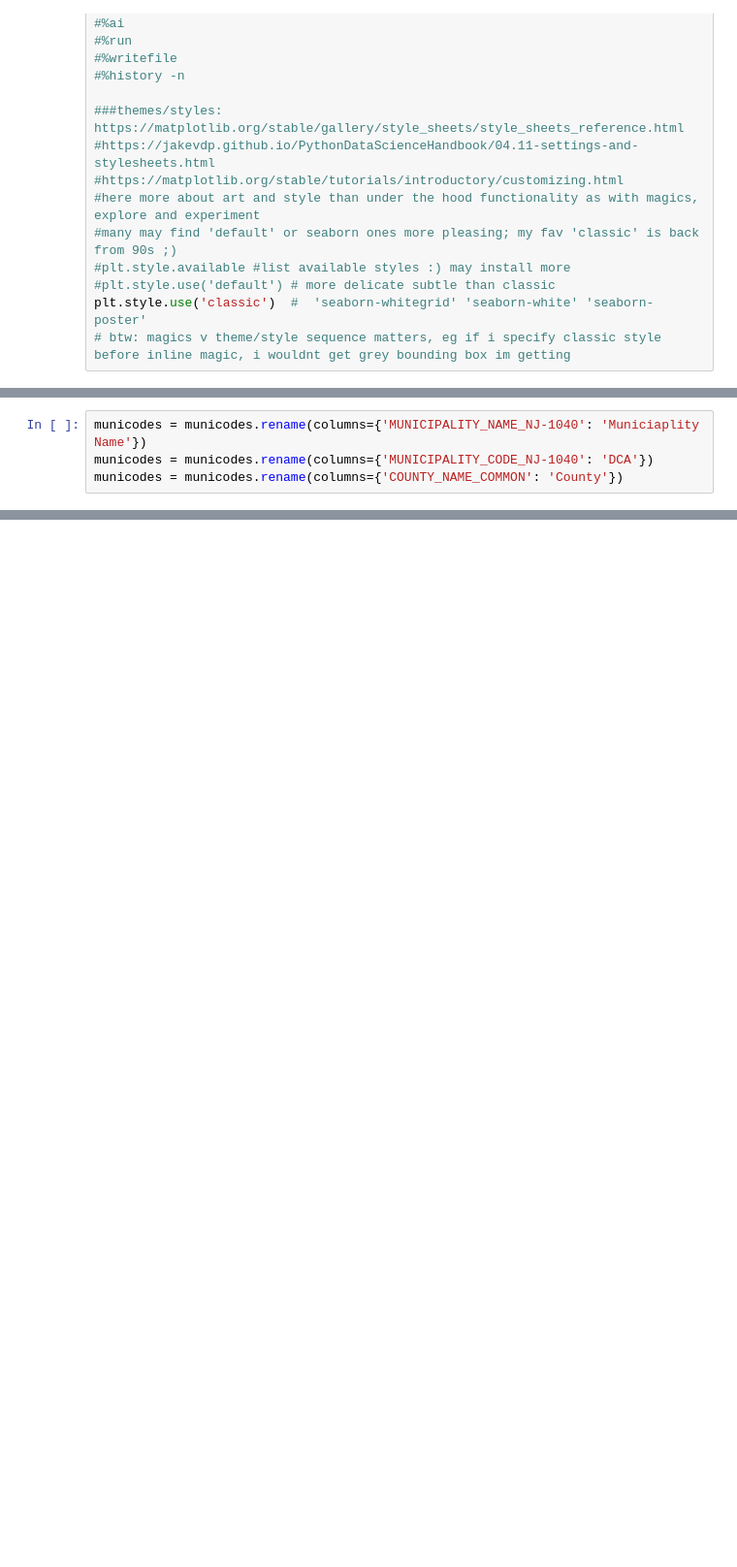
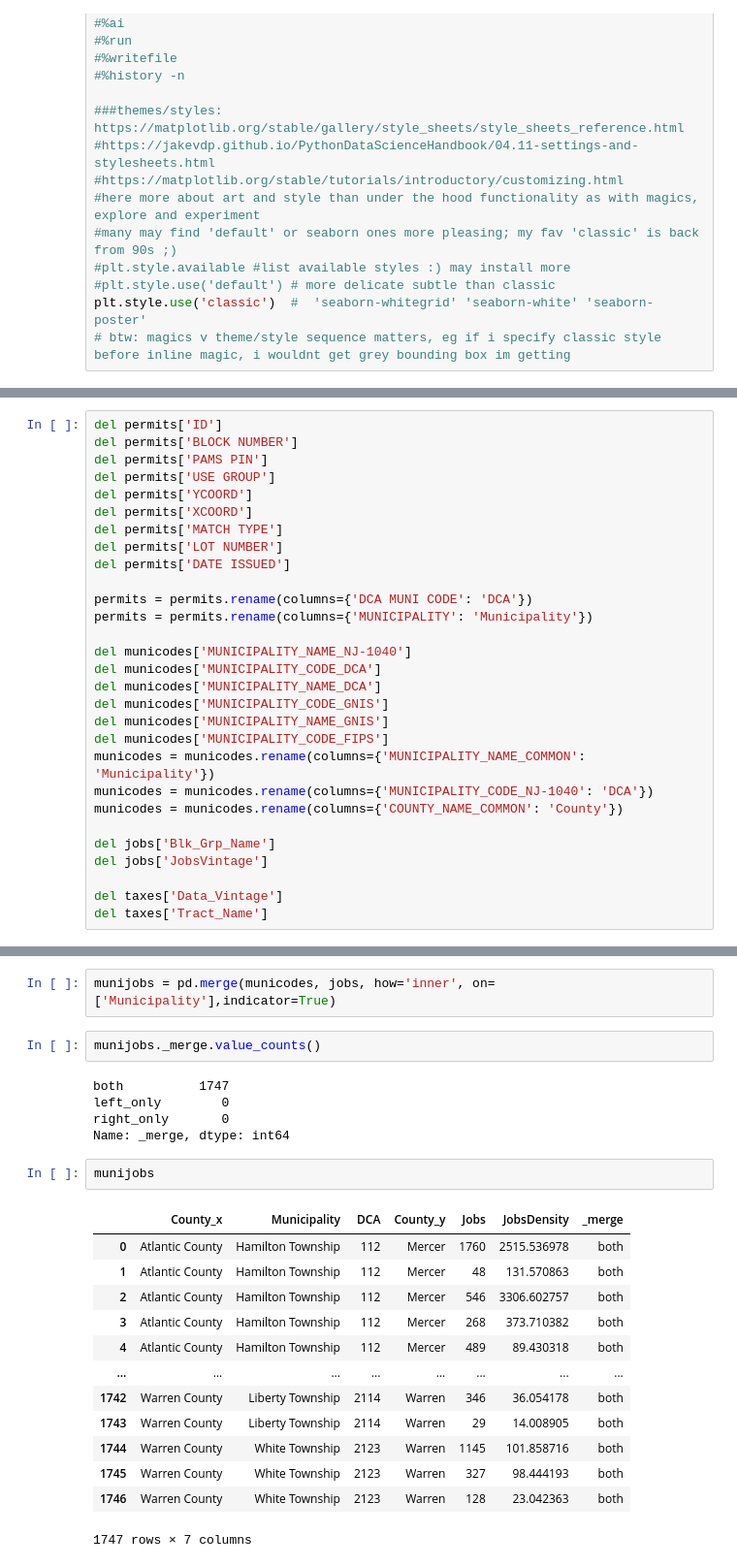
Before and after one commit to BrianKEverett/County-Line, a Jupyter notebook: PS6_Everett.ipynb, the cells around one changed output, grey strips where cells are left out. Shown at 97% size. Drawn from its saved outputs; the diff is of its cells as text; blank space fills up the shorter version.

Commit message:
Almost have figured out my merging issues here. Problem is one dataset == "Atlantic County" while the other == "Atlantic", so it won't match. More sleep, more work on this soon.

```diff
--- a/PS6_Everett.ipynb
+++ b/PS6_Everett.ipynb
@@ -121,4 +96,29 @@ taxes=taxes.query("DCA >400 & DCA <438")
-# %%
-municodes = municodes.rename(columns={'MUNICIPALITY_NAME_NJ-1040': 'Municiaplity Name'})
-municodes = municodes.rename(columns={'MUNICIPALITY_CODE_NJ-1040': 'DCA'})
-municodes = municodes.rename(columns={'COUNTY_NAME_COMMON': 'County'})
+# %%
+del permits['ID']
+del permits['BLOCK NUMBER']
+del permits['PAMS PIN']
+del permits['USE GROUP']
+del permits['YCOORD']
+del permits['XCOORD']
+del permits['MATCH TYPE']
+del permits['LOT NUMBER']
+del permits['DATE ISSUED']
+
+permits = permits.rename(columns={'DCA MUNI CODE': 'DCA'})
+permits = permits.rename(columns={'MUNICIPALITY': 'Municipality'})
+
+del municodes['MUNICIPALITY_NAME_NJ-1040']
+del municodes['MUNICIPALITY_CODE_DCA']
+del municodes['MUNICIPALITY_NAME_DCA']
+del municodes['MUNICIPALITY_CODE_GNIS']
+del municodes['MUNICIPALITY_NAME_GNIS']
+del municodes['MUNICIPALITY_CODE_FIPS']
+municodes = municodes.rename(columns={'MUNICIPALITY_NAME_COMMON': 'Municipality'})
+municodes = municodes.rename(columns={'MUNICIPALITY_CODE_NJ-1040': 'DCA'})
+municodes = municodes.rename(columns={'COUNTY_NAME_COMMON': 'County'})
+
+del jobs['Blk_Grp_Name']
+del jobs['JobsVintage']
+
+del taxes['Data_Vintage']
+del taxes['Tract_Name']
@@ -124,0 +157,25 @@ municodes = municodes.rename(columns={'COUNTY_NAME_COMMON': 'County'})
+# %%
+munijobs = pd.merge(municodes, jobs, how='inner', on=['Municipality'],indicator=True)
+# %%
+munijobs._merge.value_counts()
+# %% [output]
+both          1747
+left_only        0
+right_only       0
+Name: _merge, dtype: int64
+# %%
+munijobs
+# %% [output]
+|  | County_x | Municipality | DCA | County_y | Jobs | JobsDensity | _merge |
+| 0 | Atlantic County | Hamilton Township | 112 | Mercer | 1760 | 2515.536978 | both |
+| 1 | Atlantic County | Hamilton Township | 112 | Mercer | 48 | 131.570863 | both |
+| 2 | Atlantic County | Hamilton Township | 112 | Mercer | 546 | 3306.602757 | both |
+| 3 | Atlantic County | Hamilton Township | 112 | Mercer | 268 | 373.710382 | both |
+| 4 | Atlantic County | Hamilton Township | 112 | Mercer | 489 | 89.430318 | both |
+| ... | ... | ... | ... | ... | ... | ... | ... |
+| 1742 | Warren County | Liberty Township | 2114 | Warren | 346 | 36.054178 | both |
+| 1743 | Warren County | Liberty Township | 2114 | Warren | 29 | 14.008905 | both |
+| 1744 | Warren County | White Township | 2123 | Warren | 1145 | 101.858716 | both |
+| 1745 | Warren County | White Township | 2123 | Warren | 327 | 98.444193 | both |
+| 1746 | Warren County | White Township | 2123 | Warren | 128 | 23.042363 | both |
+1747 rows × 7 columns
```
Also changed, not shown: parts of 17 cells of this notebook.
